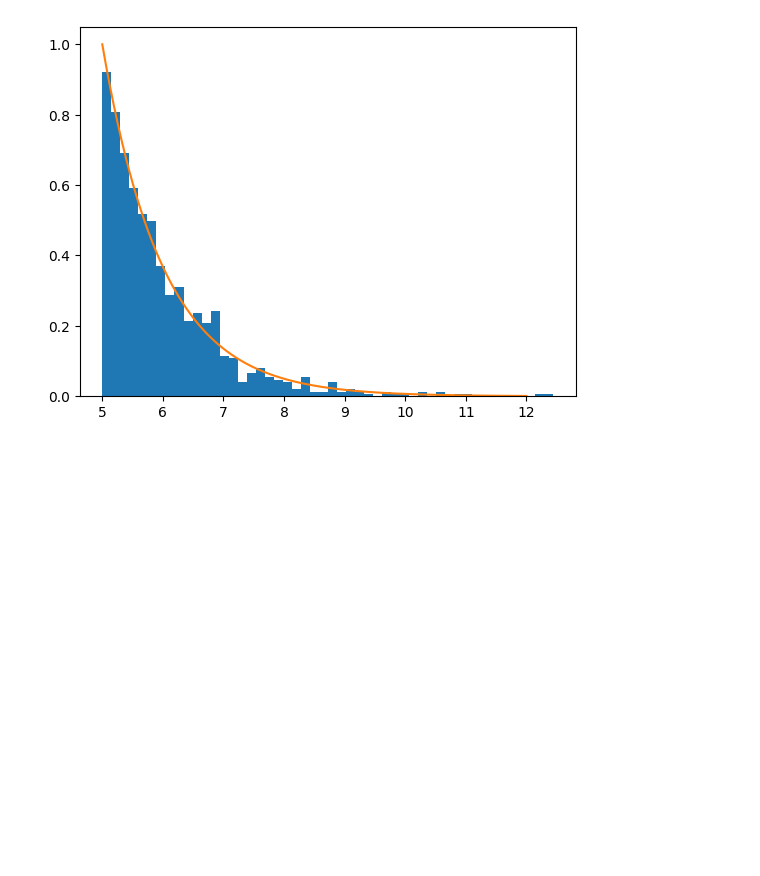
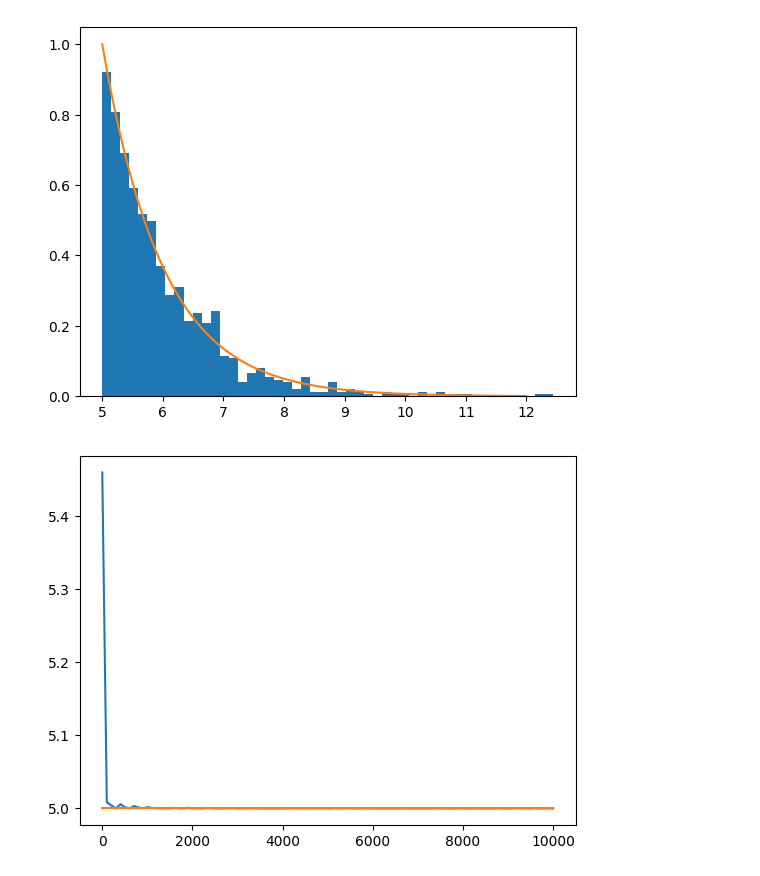
Before and after one commit to rafglo/Statystyka-stosowana, a Jupyter notebook: lista4.ipynb, the cells around one changed output. Cells and saved outputs as stored; diff of their text form; code cells hidden in the pictures; blank space fills up the shorter version.

```diff
--- a/lista4.ipynb
+++ b/lista4.ipynb
@@ -266,3 +266,17 @@ plt.plot(xs, y_cdf(xs, theta))
 plt.show()
 # %% [output]
 [figure]
+# %%
+def theta_estim(sample):
+    return np.min(sample)
+# %%
+ns_theta = np.linspace(1,10000,100)
+thetas = np.linspace(1,100,100)
+theta_estims = []
+for n in ns_theta:
+    theta_estims.append(theta_estim(y_simul(int(n),theta)))
+plt.plot(ns_theta,theta_estims)
+plt.plot(ns_theta, [theta]*len(ns_theta))
+plt.show()
+# %% [output]
+[figure, added]
```
